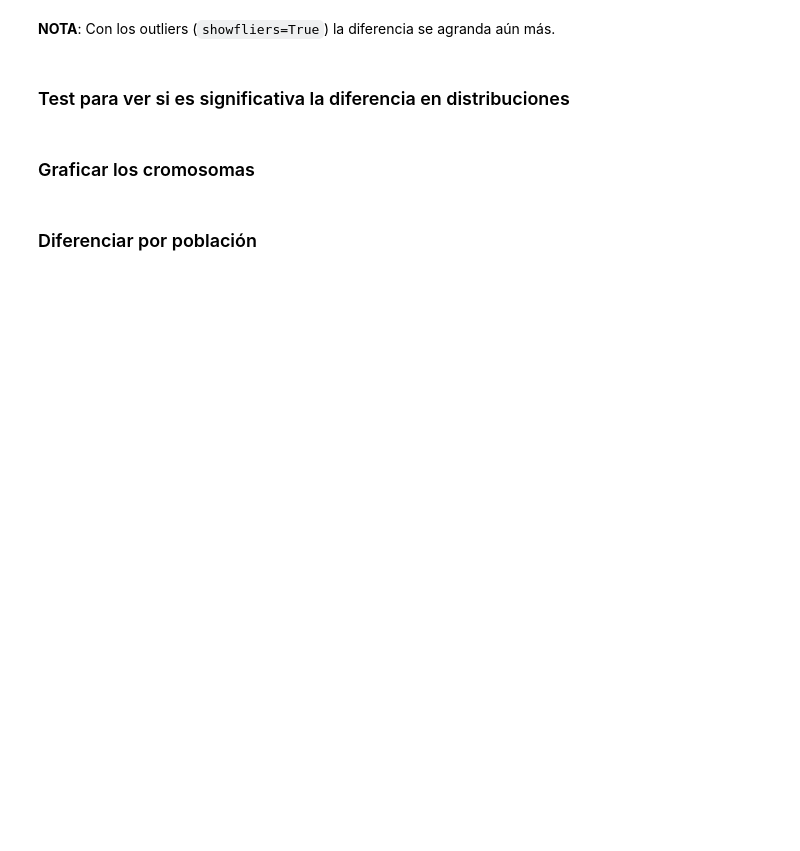
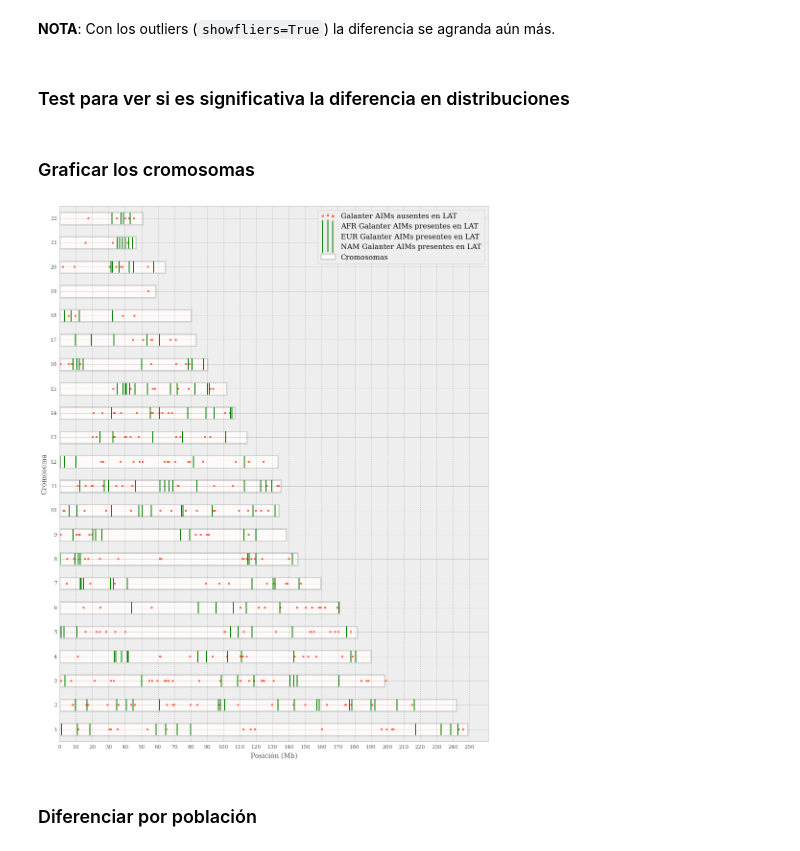
Before and after one commit to jmberros/tesina, a Jupyter notebook: Galanter_AIMs_NEW.ipynb, the cells around one changed output. Saved outputs shown, nothing was run; the diff lists cells and outputs as text; code cells hidden in the pictures; blank space fills up the shorter version.

```diff
--- a/Galanter_AIMs_NEW.ipynb
+++ b/Galanter_AIMs_NEW.ipynb
@@ -178,3 +146,27 @@ plt.show()
+# %%
+% run chromosomes_with_SNPs_plot.py
+
+from collections import OrderedDict
+
+
+plot_data = OrderedDict([
+    ('Galanter AIMs ausentes en LAT',
+     {'df': missing, 'marker': 's', 's': 7, 'color': 'tomato'}),
+
+    ('AFR Galanter AIMs presentes en LAT',
+     {'df': present[present.population == "AFR"], 'color': 'g'}),
+
+    ('EUR Galanter AIMs presentes en LAT',
+     {'df': present[present.population == "EUR"], 'color': 'g'}),
+
+    ('NAM Galanter AIMs presentes en LAT',
+     {'df': present[present.population == "NAM"], 'color': 'g'}),
+])
+
+chromosomes_with_SNPs_plot(chr_lengths, plot_data)
+plt.show()
+# %% [output]
+[figure, added]
 # %% [markdown]
 ### Diferenciar por población
 # %%
```
Also changed, not shown: parts of 9 cells of this notebook, 1 other file.
